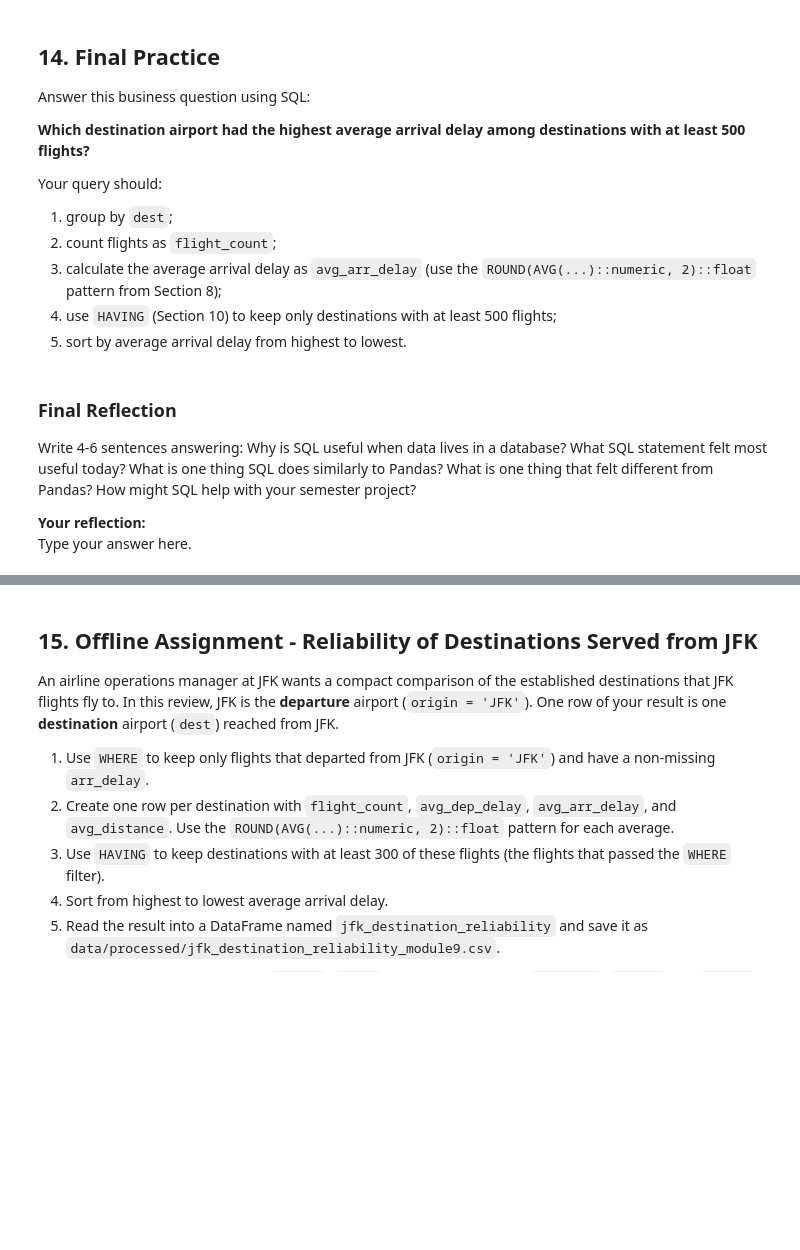
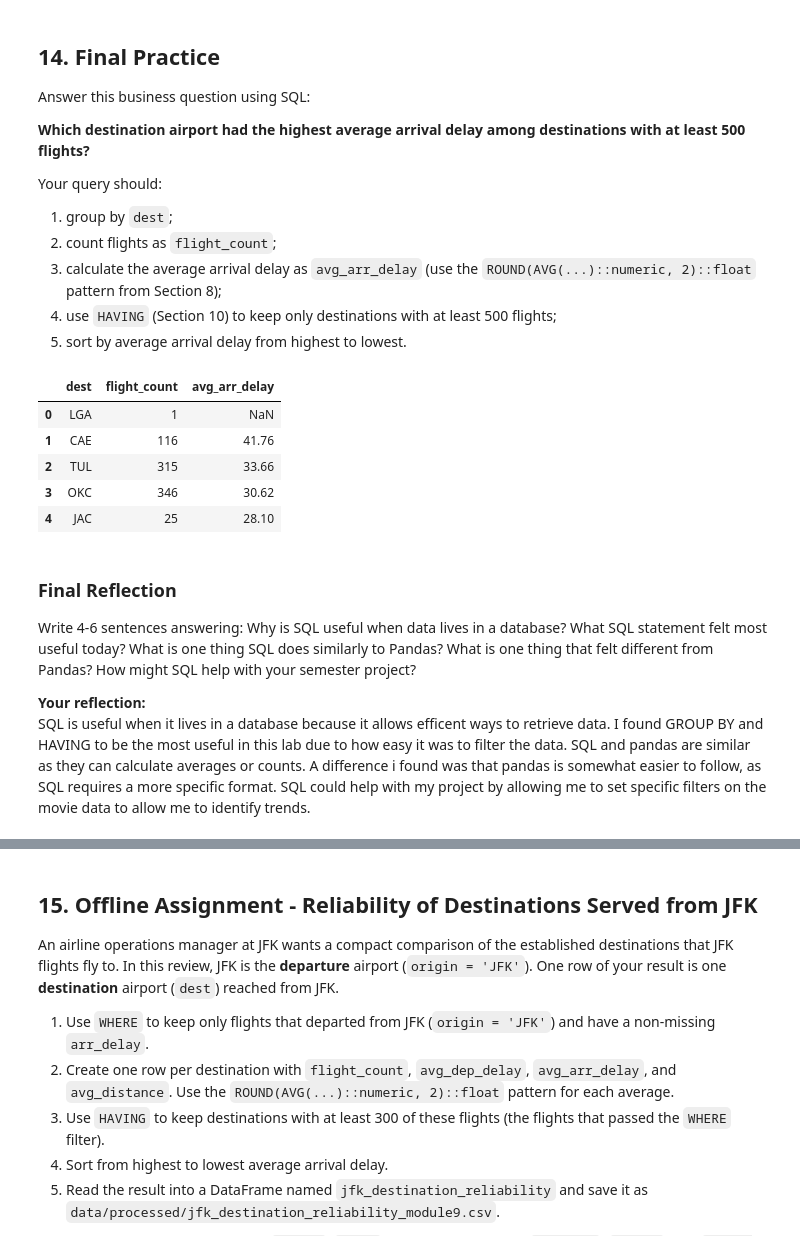
Before and after one commit to angelinaharding0301/ban6003-week9-10-sql-abt-AngelinaHarding, a Jupyter notebook: notebooks/module9_neon_sql_fundamentals_guided_lab.ipynb, the cells around one changed output, grey strips where cells are left out. Drawn from its saved outputs; the diff is of its cells as text; code cells hidden in the pictures; blank space fills up the shorter version.

```diff
--- a/notebooks/module9_neon_sql_fundamentals_guided_lab.ipynb
+++ b/notebooks/module9_neon_sql_fundamentals_guided_lab.ipynb
@@ -805,18 +900,31 @@ Your query should:
 # %%
 # Final Practice
 query = """
-
+select
+    dest,
+    count(*) as flight_count,
+    round(avg(arr_delay)::numeric, 2):: float as avg_arr_delay
+from flights
+group by dest
+order by avg_arr_delay desc;
 """
 
 destination_delay_summary = run_query(query, engine)
 destination_delay_summary.head()
+# %% [output]
+|  | dest | flight_count | avg_arr_delay |
+| 0 | LGA | 1 | NaN |
+| 1 | CAE | 116 | 41.76 |
+| 2 | TUL | 315 | 33.66 |
+| 3 | OKC | 346 | 30.62 |
+| 4 | JAC | 25 | 28.10 |
 # %% [markdown]
 ### Final Reflection
 
 Write 4-6 sentences answering: Why is SQL useful when data lives in a database? What SQL statement felt most useful today? What is one thing SQL does similarly to Pandas? What is one thing that felt different from Pandas? How might SQL help with your semester project?
 
 **Your reflection:**
-Type your answer here.
+SQL is useful when it lives in a database because it allows efficent ways to retrieve data. I found GROUP BY and HAVING to be the most useful in this lab due to how easy it was to filter the data. SQL and pandas are similar as they can calculate averages or counts. A difference i found was that pandas is somewhat easier to follow, as SQL requires a more specific format. SQL could help with my project by allowing me to set specific filters on the movie data to allow me to identify trends.
 # %%
 output_dir = repo_root / "data" / "processed"
 output_dir.mkdir(parents=True, exist_ok=True)
```
Also changed, not shown: parts of 14 cells of this notebook, 2 other files.
